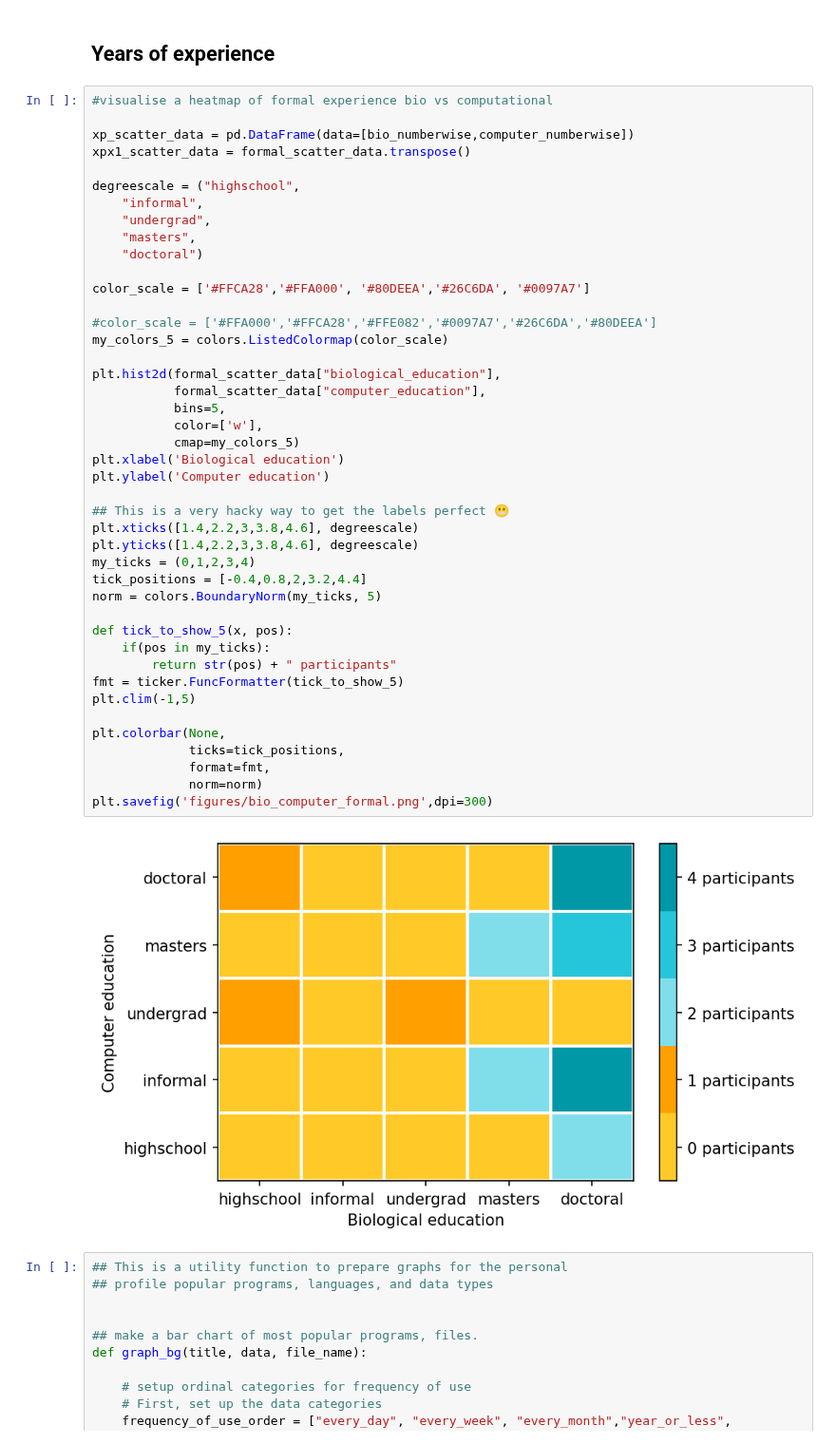
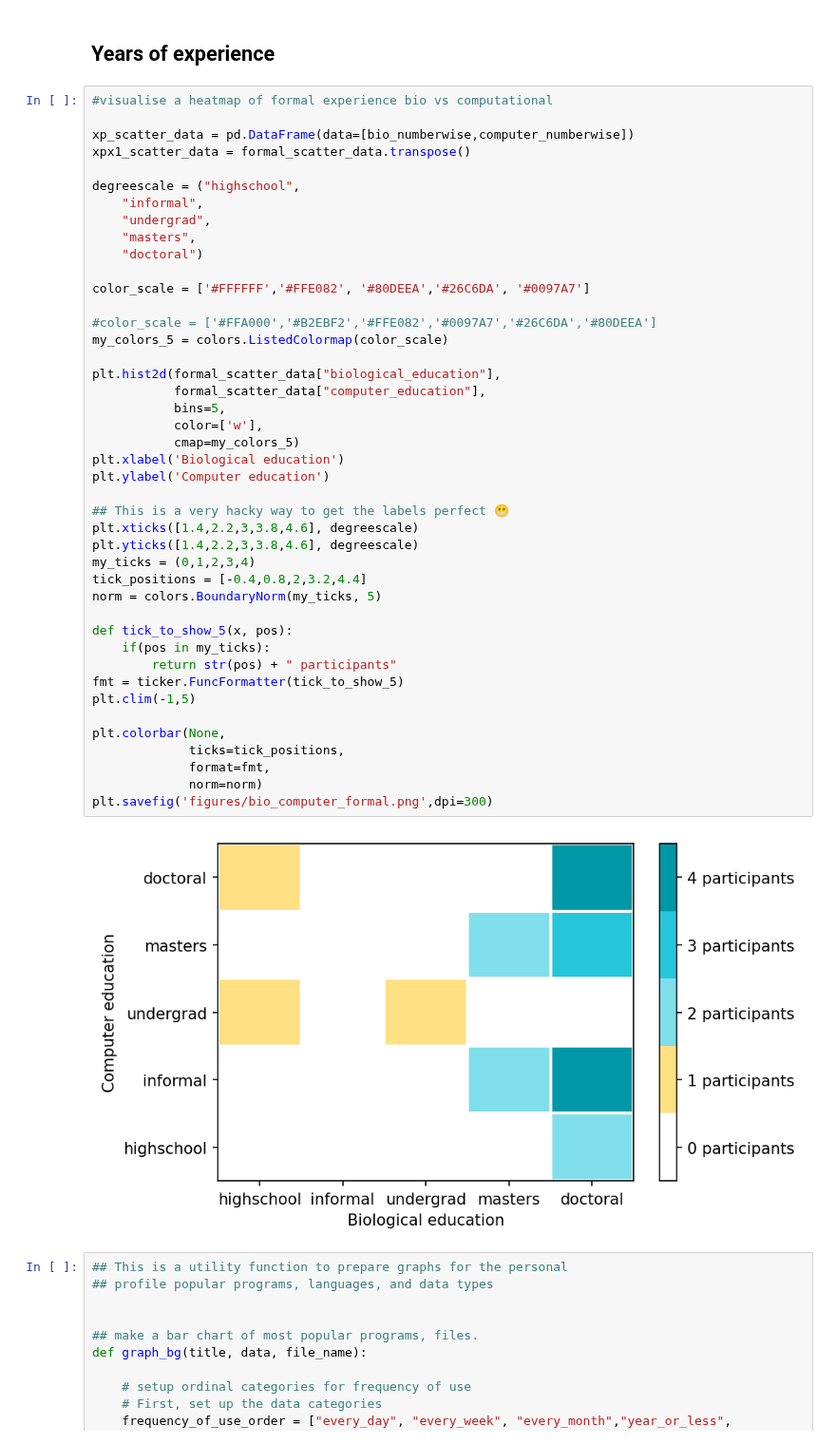
Before and after one commit to yochannah/subjective-data-models-analysis, a Jupyter notebook: import_data.ipynb, the cells around one changed output. Shown at 95% size. Cells and saved outputs as stored; diff of their text form.

Commit message:
even clearer colouring for graphs.

```diff
--- a/import_data.ipynb
+++ b/import_data.ipynb
@@ -246,39 +246,39 @@ degreescale = ("highschool",
     "masters",
     "doctoral")
 
-color_scale = ['#FFCA28','#FFA000', '#80DEEA','#26C6DA', '#0097A7']
+color_scale = ['#FFFFFF','#FFE082', '#80DEEA','#26C6DA', '#0097A7']
 
-#color_scale = ['#FFA000','#FFCA28','#FFE082','#0097A7','#26C6DA','#80DEEA']
+#color_scale = ['#FFA000','#B2EBF2','#FFE082','#0097A7','#26C6DA','#80DEEA']
 my_colors_5 = colors.ListedColormap(color_scale)
 
 plt.hist2d(formal_scatter_data["biological_education"],
            formal_scatter_data["computer_education"],
            bins=5,
            color=['w'],
            cmap=my_colors_5)
 plt.xlabel('Biological education')
 plt.ylabel('Computer education')
 
 ## This is a very hacky way to get the labels perfect 😬
 plt.xticks([1.4,2.2,3,3.8,4.6], degreescale)
 plt.yticks([1.4,2.2,3,3.8,4.6], degreescale)
 my_ticks = (0,1,2,3,4)
 tick_positions = [-0.4,0.8,2,3.2,4.4]
 norm = colors.BoundaryNorm(my_ticks, 5)
 
 def tick_to_show_5(x, pos):
     if(pos in my_ticks):
         return str(pos) + " participants"
 fmt = ticker.FuncFormatter(tick_to_show_5)
 plt.clim(-1,5)
 
 plt.colorbar(None,
              ticks=tick_positions,
              format=fmt,
              norm=norm)
 plt.savefig('figures/bio_computer_formal.png',dpi=300)
 # %% [output]
-[figure, old version]
+[figure, new version]
 # %%
 ## This is a utility function to prepare graphs for the personal
 ## profile popular programs, languages, and data types
```
Also changed, not shown: parts of 1 cell of this notebook, 2 other files.
